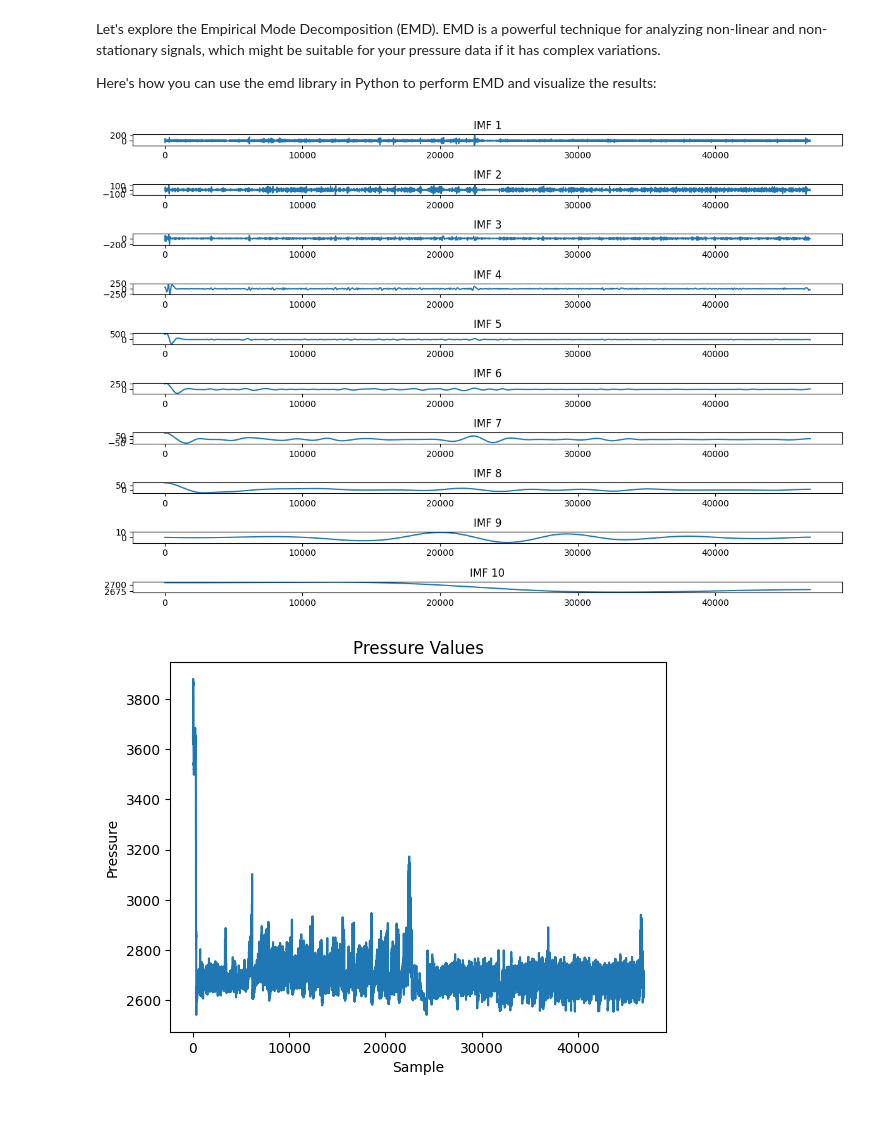
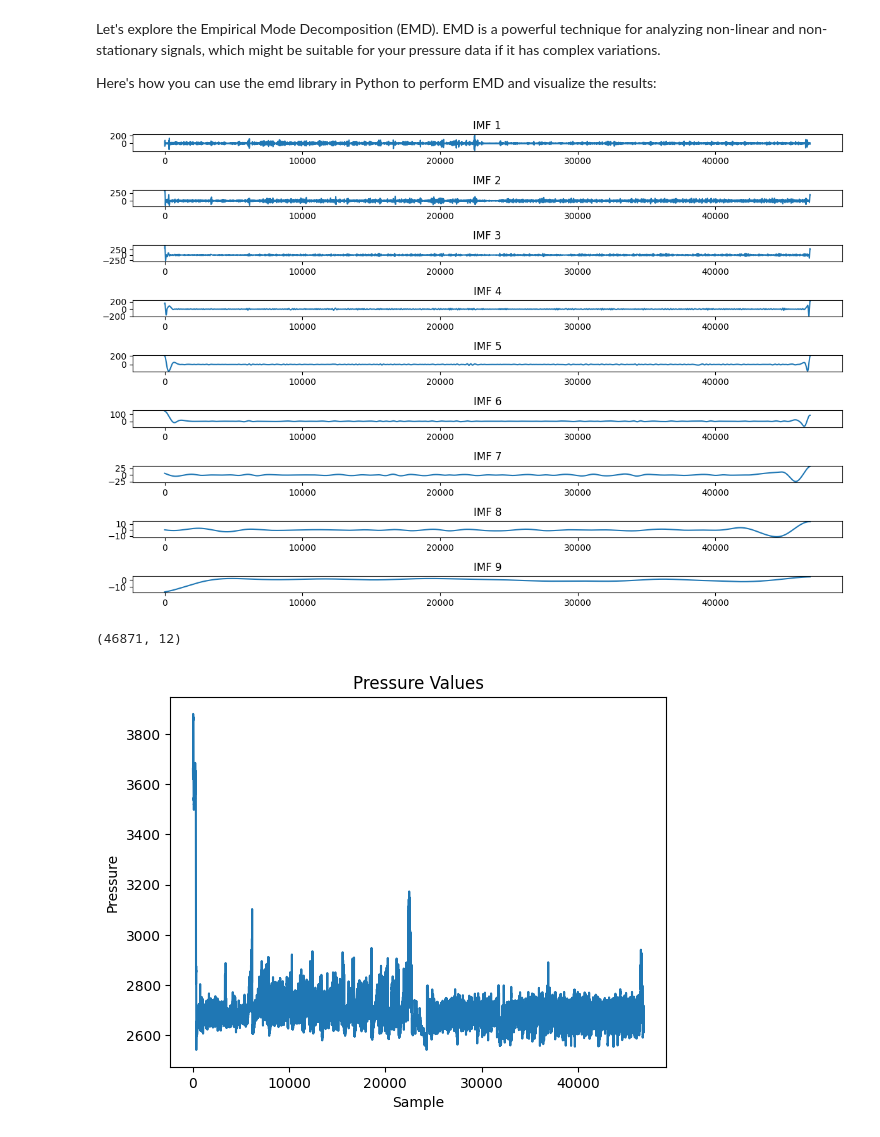
Before and after one commit to B4ben-69/tensorFlow_edging, a Jupyter notebook: plot_signal.ipynb, the cells around one changed output. Cells and saved outputs as stored; diff of their text form; code cells hidden in the pictures.

```diff
--- a/plot_signal.ipynb
+++ b/plot_signal.ipynb
@@ -156,28 +148,81 @@ Here's how you can use the emd library in Python to perform EMD and visualize th
 # %%
 import emd
 import numpy as np
 import matplotlib.pyplot as plt
 
 # Assuming 'pressure_values' is your time-series data
 
+window_size = 100  # Adjust as needed
+moving_avg = np.convolve(pressure_values, np.ones(window_size), 'same') / window_size # Changed mode to 'same'
+pressure_values_normalized = pressure_values - moving_avg
+
 # Create an EMD object
 # Convert 'pressure_values' to a NumPy array
-imf = emd.sift.sift(np.array(pressure_values))
+#imf = emd.sift.sift(np.array(pressure_values))
+#imf = emd.sift.sift(np.array(pressure_values_normalized))
 
 # Extract the IMFs
 imfs = imf[:, 1:]
 
 # Plot the IMFs
 num_imfs = imfs.shape[1]
 plt.figure(figsize=(12, 8))
 for i in range(num_imfs):
     plt.subplot(num_imfs, 1, i + 1)
     plt.plot(imfs[:, i])
     plt.title(f"IMF {i+1}")
 plt.tight_layout()
 plt.show()
 # %% [output]
-[figure, old version]
+[figure, new version]
+# %%
+import emd
+import numpy as np
+import matplotlib.pyplot as plt
+import json
+from sklearn.preprocessing import OneHotEncoder
+
+# Assuming 'data' is your JSON data and 'pressure_values' is extracted from it
+
+# Load data from JSON
+# with open('your_data.json', 'r') as f:
+#     data = json.load(f)
+
+# Extract pressure values
+pressure_values = [item['pressure'] for item in data]
+
+window_size = 100  # Adjust as needed
+moving_avg = np.convolve(pressure_values, np.ones(window_size), 'same') / window_size
+pressure_values_normalized = pressure_values - moving_avg
+
+# Create an EMD object and extract IMFs
+imf = emd.sift.sift(np.array(pressure_values_normalized))
+imfs = imf[:, 1:]
+
+# Extract other features from JSON data
+# Normalize motor values to the range [0, 1]
+motor_values = np.array([item['motor'] for item in data]) / 255.0
+
+runMode_values = np.array([item['runMode'] for item in data])
+# One-hot encode runMode
+encoder = OneHotEncoder(sparse_output=False, handle_unknown='ignore') # sparse=False for numpy array
+runMode_encoded = encoder.fit_transform(runMode_values.reshape(-1, 1))
+
+# Convert string booleans to integers
+permitOrgasm_values = np.array([1 if item['permitOrgasm'] == 'true' else 0 for item in data])
+
+# Create a NumPy array with IMFs and other features
+# Ensure all feature arrays have the same length
+min_length = min(len(imfs), len(motor_values), len(runMode_values), len(permitOrgasm_values))
+dataset = np.hstack((imfs[:min_length],
+                      motor_values[:min_length].reshape(-1, 1),
+                      runMode_encoded[:min_length],
+                      permitOrgasm_values[:min_length].reshape(-1, 1)))
+
+# Print the shape of the dataset
+print(dataset.shape)
+# %% [output]
+(46871, 12)
 # %%
 plt.plot(pressure_values)
 plt.xlabel('Sample')
```
Also changed, not shown: parts of 2 cells of this notebook.
